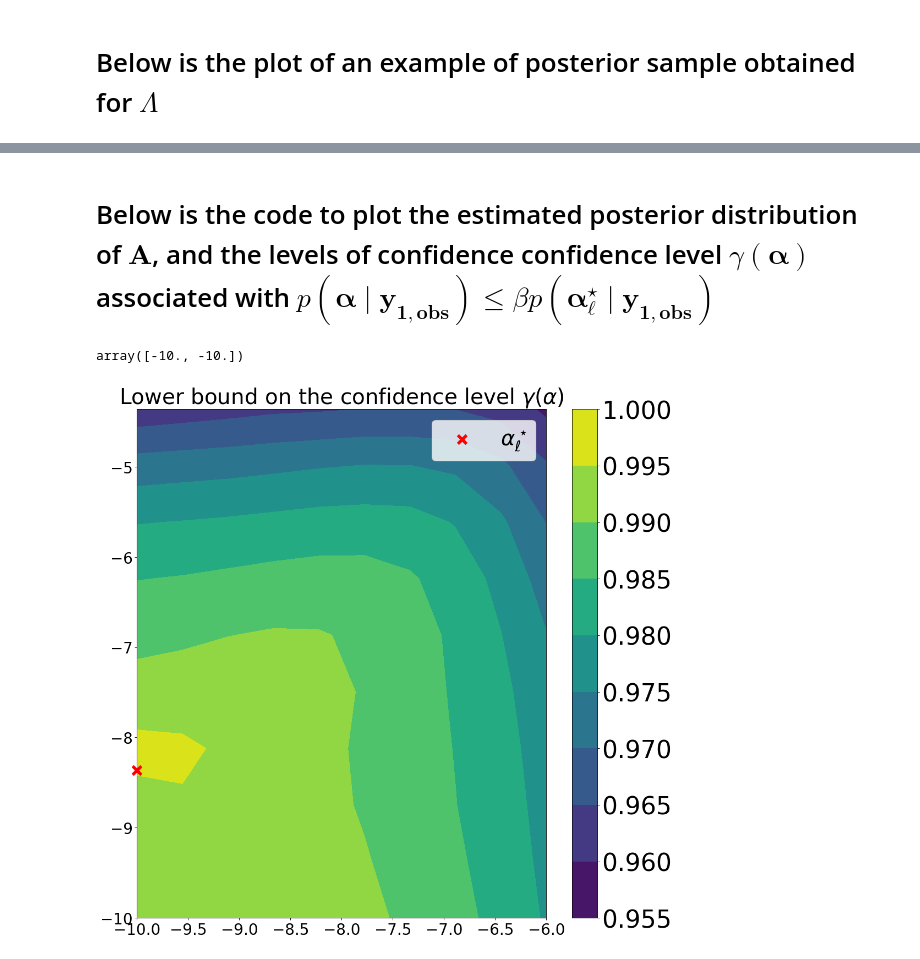
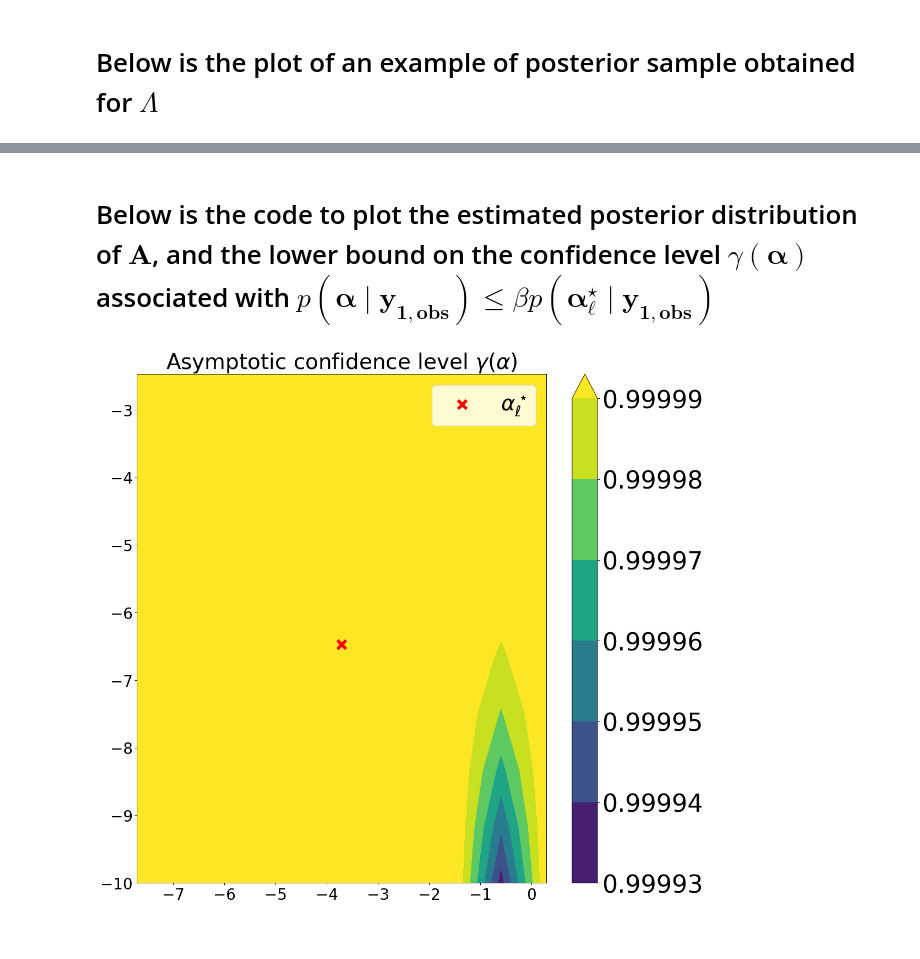
Before and after one commit to charliesire/training_ciroquo_transposition, a Jupyter notebook: plot_summary.ipynb, the cells around one changed output, grey strips where cells are left out. Drawn from its saved outputs; the diff is of its cells as text; code cells hidden in the pictures.

```diff
--- a/plot_summary.ipynb
+++ b/plot_summary.ipynb
@@ -107,31 +105,6 @@ plt.show()
 # %% [markdown]
-# Below is the code to plot the estimated posterior distribution of $\boldsymbol{A}$, and the levels of confidence confidence level $\gamma(\boldsymbol{\alpha})$ associated with $p(\boldsymbol{\alpha} \mid \boldsymbol{y_{1,\text{obs}}}) \leq \beta p(\boldsymbol{\alpha}^{\star}_\ell \mid \boldsymbol{y_{1,\text{obs}}})$
+# Below is the code to plot the estimated posterior distribution of $\boldsymbol{A}$, and the lower bound on the confidence level $\gamma(\boldsymbol{\alpha})$ associated with $p(\boldsymbol{\alpha} \mid \boldsymbol{y_{1,\text{obs}}}) \leq \beta p(\boldsymbol{\alpha}^{\star}_\ell \mid \boldsymbol{y_{1,\text{obs}}})$
-# %%
-%run gp_simus.ipynb #notebook for the metamodel
-%run utils_calib.ipynb #notebook with needed function for the methods
-
-bMINlambda = np.array([330, 70,  8000, 3000, 0.1, 0.1]) #lower bounds
-bMAXlambda = np.array([470, 150, 10000, 5000, 5, 5.0]) #upper bounds
-
-index_lambda_p = [2,3,4,5] #indexes of the four physical parameters
-index_lambda_q = [0,1] #indexes of the two numerical parameters
-scale = 0.45 #std deviation of the truncated gaussian prior
-
-with open(f'surrogate_models/mm_list_seed_x{seed_x}.pkl', 'rb') as f:
-    mm_list = pickle.load(f) #get metamodel hyperparameters
-
-index_calib = 1 #index of the calibration variable
-alpha_map_list = pd.read_csv(pre_path + f"hierarchical_model/calib_{index_calib}/alpha_df.csv", index_col = 0).values #get the estimated alpha_maps
-idx_loo = 2 #observation point
-alpha_star = alpha_map_list[idx_loo] #estimated alpha_map
-
-alpha_star
-# %% [output]
-array([-10., -10.])
 # %%
-%run gp_simus.ipynb #notebook for the metamodel
-%run utils_calib.ipynb #notebook with needed function for the methods
-
 bMINlambda = np.array([330, 70,  8000, 3000, 0.1, 0.1]) #lower bounds
 bMAXlambda = np.array([470, 150, 10000, 5000, 5, 5.0]) #upper bounds
 
@@ -142,19 +115,19 @@ scale = 0.45 #std deviation of the truncated gaussian prior
 with open(f'surrogate_models/mm_list_seed_x{seed_x}.pkl', 'rb') as f:
     mm_list = pickle.load(f) #get metamodel hyperparameters
 
-index_calib = 1 #index of the calibration variable
+index_calib = 3 #index of the calibration variable
 alpha_map_list = pd.read_csv(pre_path + f"hierarchical_model/calib_{index_calib}/alpha_df.csv", index_col = 0).values #get the estimated alpha_maps
-idx_loo = 0 #observation point
+idx_loo = 5 #observation point
 alpha_star = alpha_map_list[idx_loo] #estimated alpha_map
 
-M = 50000#size of the sample to get the confidence interval
+M = 20000#size of the sample to get the confidence interval
 alpha_min = -10
 alpha_max = 10
 delta_alpha = 4
 
 np.random.seed(123456)
-df_Lambda = sample_Lambda(alpha = alpha_star, M = M, index_lambda_p = index_lambda_p, index_lambda_q = index_lambda_q, scale = scale) #sample lambda from p(lambda given alpha_map)
-Ysimu_list, Ystd_list, stored_likelihoods = get_likelihoods_dflambda(df_Lambda = df_Lambda.values, sigma = sigma, myCODE = myCODE, results_measures = results_measures, index=[index_calib], std_code = True, idx_loo = idx_loo) #get the likelihoods
+df_Lambda = sample_Lambda(alpha = alpha_star, M = M, index_lambda_p = index_lambda_p, index_lambda_q = index_lambda_q, scale = scale, bMINlambda = bMINlambda, bMAXlambda = bMAXlambda) #sample lambda from p(lambda given alpha_map)
+Ysimu_list, Ystd_list, stored_likelihoods = get_likelihoods_dflambda(df_Lambda = df_Lambda.values, sigma = sigma, results_measures = results_measures, mm_list = mm_list, index=[index_calib], std_code = True, idx_loo = idx_loo) #get the likelihoods
 
 size = 10 #size of the grid
 beta = 1.05 #margin coefficient
@@ -163,17 +136,17 @@ bounds = [(max(alpha_star[ii] - delta_alpha,alpha_min), min(alpha_max, alpha_sta
 
 alpha_grid = np.array(list(itertools.product(np.linspace(bounds[0][0],bounds[0][1],size), np.linspace(bounds[1][0],bounds[1][1],size))))
 
-p_alphastar = p_lambda_df(df_Lambda = df_Lambda, alpha = alpha_star, index_lambda_p = index_lambda_p, index_lambda_q = index_lambda_q, scale = scale) #prior coefficient p(lambda_k | alpha_map)
+p_alphastar = p_lambda_df(df_Lambda = df_Lambda, alpha = alpha_star, index_lambda_p = index_lambda_p, index_lambda_q = index_lambda_q, scale = scale, bMINlambda = bMINlambda, bMAXlambda = bMAXlambda) #prior coefficient p(lambda_k | alpha_map)
 ratios_dic = {} #compute the importance sampling ratios for every alpha in the grid
 for ii in range(len(alpha_grid)):
     alpha = alpha_grid[ii]
-    ratios_dic[str(alpha)] = np.array(p_lambda_df(df_Lambda = df_Lambda, alpha = np.array(alpha), index_lambda_p = index_lambda_p, index_lambda_q = index_lambda_q, scale = scale)/p_alphastar).reshape(len(p_alphastar),1)
+    ratios_dic[str(alpha)] = np.array(p_lambda_df(df_Lambda = df_Lambda, alpha = np.array(alpha), index_lambda_p = index_lambda_p, index_lambda_q = index_lambda_q, scale = scale,  bMINlambda = bMINlambda, bMAXlambda = bMAXlambda)/p_alphastar).reshape(len(p_alphastar),1)
 
 is_terms = np.concatenate([stored_likelihoods*ratios_dic[str(alpha)] for alpha in alpha_grid], axis=1) #likelihood times is ratios (p(yobs | lambda_k) p(lambda_k | alpha)/p(lambda_k | alpha_star)
 is_terms_diff = is_terms - beta*stored_likelihoods #(p(yobs | lambda_k) (p(lambda_k | alpha)/p(lambda_k | alpha_star) - \beta)
 likeli_grid_true = np.mean(is_terms, axis=0) #the estimator of the likelihood is the mean of is_terms
-likeli_grid_diff = np.mean(is_terms_diff, axis = 0)
-
+mu_alpha = np.mean(is_terms_diff, axis = 0)
+std_alpha = np.std(is_terms_diff, axis=0)
 
 def bootstrap_distrib(data, fun, n_resamples, seed = None):
     np.random.seed(seed)
@@ -186,31 +159,24 @@ def statistic_for_bootstrap(data, idx):
     m3 = np.mean(abs(data-mean)**3)
     return norm.cdf(np.sqrt(M)*(-likeli_grid_diff[idx])/std) - .4785*m3/std**3/np.sqrt(M)
 
-df_for_bootstrap = is_terms_diff.copy()
-
-n_resamples=200
-conf = np.empty((n_resamples,0))
-for xx in range(len(alpha_grid)):
-    conf=np.append(conf,bootstrap_distrib(is_terms_diff[:,xx], lambda data: statistic_for_bootstrap(data, xx), n_resamples=200, seed = 45).reshape(-1,1), axis=1)
-
-confidence = np.apply_along_axis(lambda vec: np.quantile(vec,0.1), 0, conf)
+confidence = norm.cdf(np.sqrt(M)*(-mu_alpha)/std_alpha)
 # %%
 from matplotlib.ticker import ScalarFormatter
 
 figure(figsize=(15, 15), dpi=80) #plot the confidence level ac
-contour = plt.contourf(np.linspace(bounds[0][0],bounds[0][1],10),np.linspace(bounds[1][0],bounds[1][1],10), np.transpose(confidence.reshape(10,10)), cmap='viridis')
-plt.scatter(alpha_star[0], alpha_star[1], marker='x', color='red', s=200, linewidths=5, label=r'$\alpha^\star_\ell$', zorder = 10,clip_on=False)
+contour = plt.contourf(np.linspace(bounds[0][0],bounds[0][1],10),np.linspace(bounds[1][0],bounds[1][1],10), np.transpose(confidence.reshape(10,10)), cmap='viridis',extend="max")
+plt.scatter(alpha_star[0], alpha_star[1], marker='x', color='red', s=200, linewidths=5, label=r'$\alpha^\star_\ell$')
 colorbar = plt.colorbar(contour, label='')
 colorbar.ax.tick_params(labelsize=40)
 colorbar.ax.yaxis.set_major_formatter(ScalarFormatter(useOffset=False))
-plt.title(r"Lower bound on the confidence level $\gamma(\alpha)$", fontsize=35)
+plt.title(r"Asymptotic confidence level $\gamma(\alpha)$", fontsize=35)
 plt.yticks(fontsize=25)
 plt.xticks(fontsize=25)
 plt.legend(loc='upper right', fontsize=35)
 plt.savefig(pre_path + f"plots/confidence_alpha.jpg",bbox_inches='tight', format = "jpg")
 plt.show()
 # %% [output]
-[figure, old version]
+[figure, new version]
 # %%
 M = 10**4 #size of the sample to estimate the likelihood of A for the MCMC sampling
 np.random.seed(123456)
```
Also changed, not shown: parts of 10 cells of this notebook, 58 other files.
